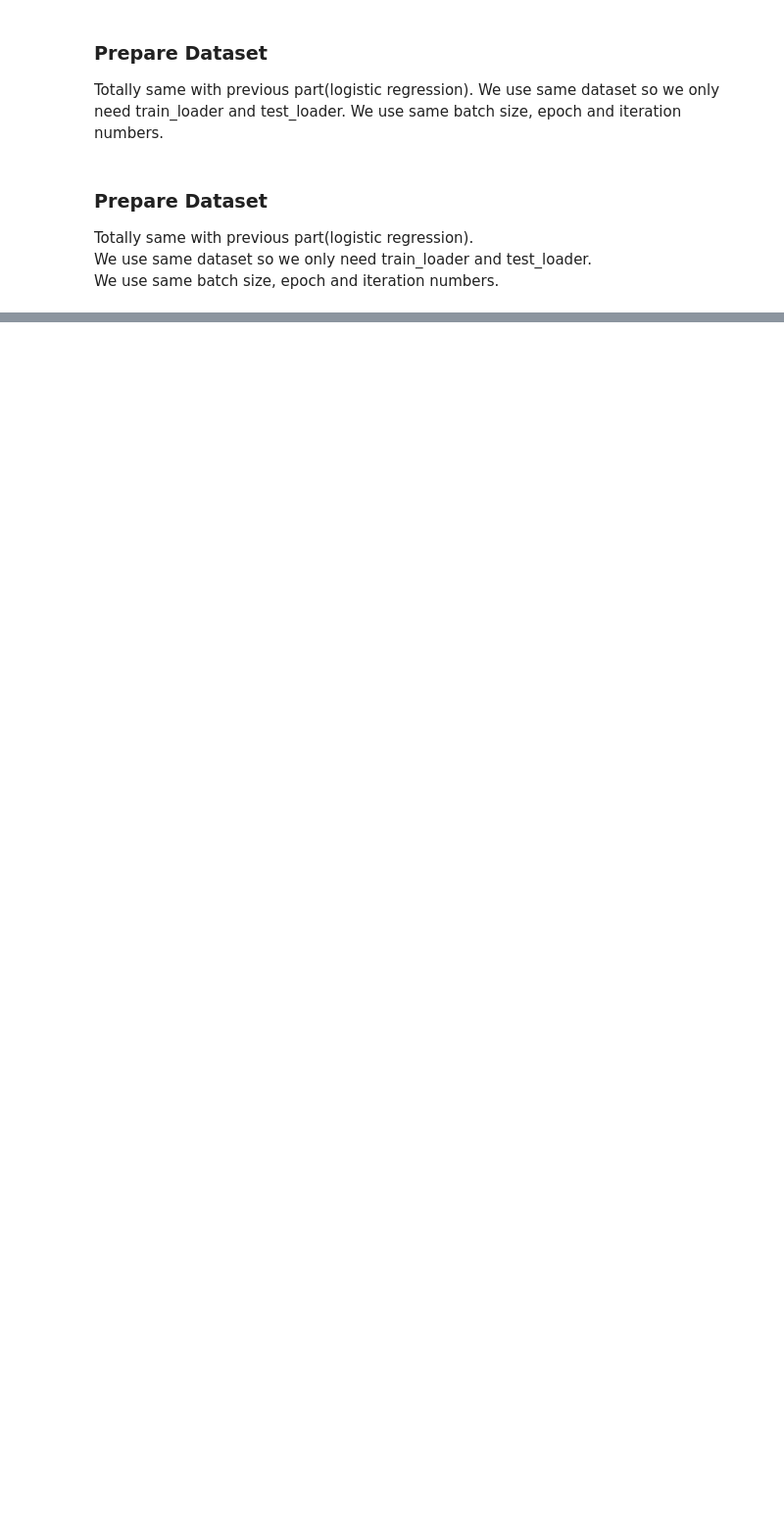
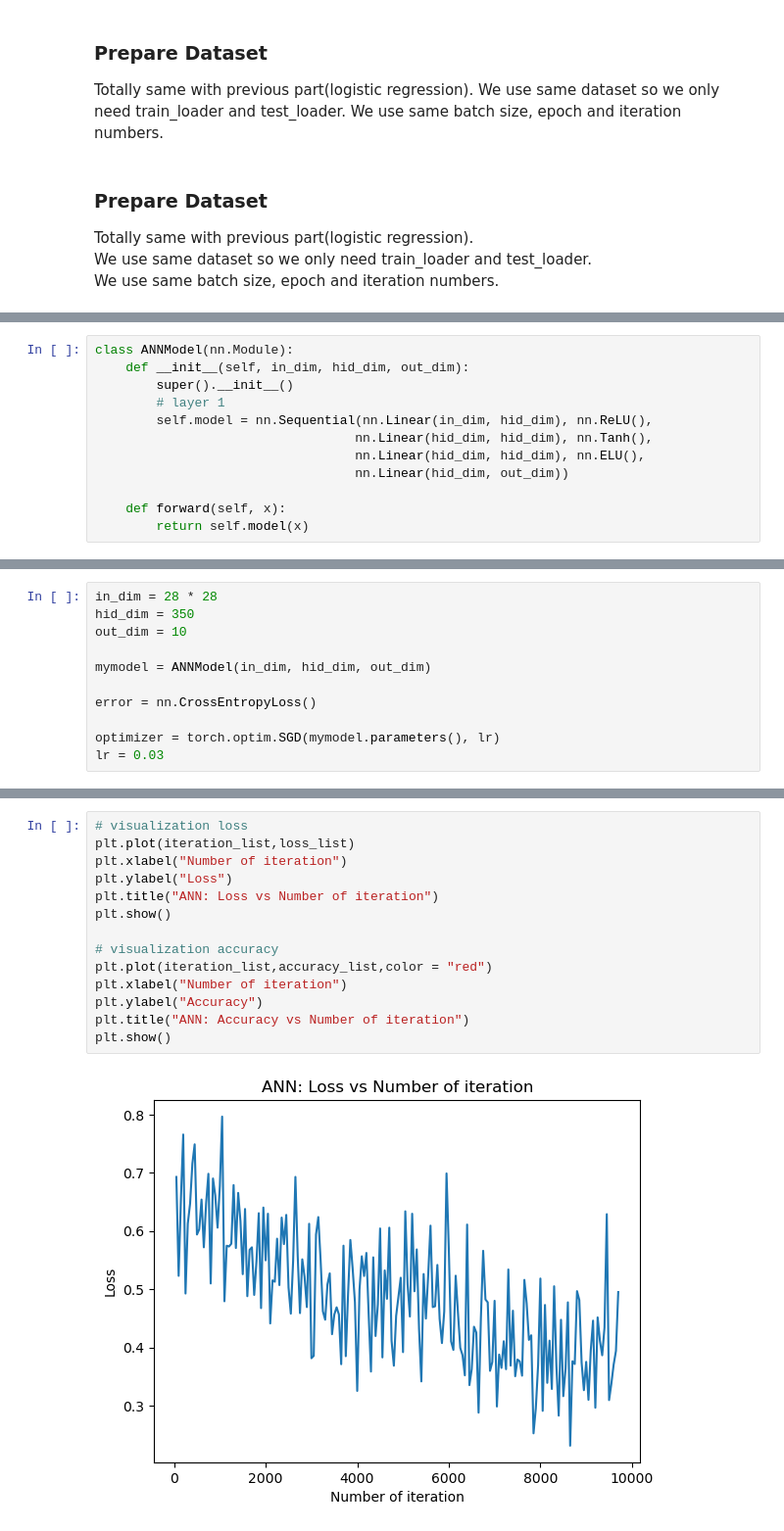
Before and after one commit to miraclebai/pytorch_practice, a Jupyter notebook: Pytorch_Tutorial .ipynb, the cells around one changed output, grey strips where cells are left out. Shown at 98% size. Drawn from its saved outputs; the diff is of its cells as text; blank space fills up the shorter version.

```diff
--- a/Pytorch_Tutorial .ipynb
+++ b/Pytorch_Tutorial .ipynb
@@ -520,0 +543,12 @@ targetsTrain = torch.from_numpy(targets_train)
+# %%
+class ANNModel(nn.Module):
+    def __init__(self, in_dim, hid_dim, out_dim):
+        super().__init__()
+        # layer 1
+        self.model = nn.Sequential(nn.Linear(in_dim, hid_dim), nn.ReLU(),
+                                  nn.Linear(hid_dim, hid_dim), nn.Tanh(),
+                                  nn.Linear(hid_dim, hid_dim), nn.ELU(),
+                                  nn.Linear(hid_dim, out_dim))
+
+    def forward(self, x):
+        return self.model(x)
@@ -520,0 +557,11 @@ targetsTrain = torch.from_numpy(targets_train)
+# %%
+in_dim = 28 * 28
+hid_dim = 350
+out_dim = 10
+
+mymodel = ANNModel(in_dim, hid_dim, out_dim)
+
+error = nn.CrossEntropyLoss()
+
+optimizer = torch.optim.SGD(mymodel.parameters(), lr)
+lr = 0.03
@@ -520,0 +635,16 @@ targetsTrain = torch.from_numpy(targets_train)
+# %%
+# visualization loss
+plt.plot(iteration_list,loss_list)
+plt.xlabel("Number of iteration")
+plt.ylabel("Loss")
+plt.title("ANN: Loss vs Number of iteration")
+plt.show()
+
+# visualization accuracy
+plt.plot(iteration_list,accuracy_list,color = "red")
+plt.xlabel("Number of iteration")
+plt.ylabel("Accuracy")
+plt.title("ANN: Accuracy vs Number of iteration")
+plt.show()
+# %% [output]
+[figure, added]
```
Also changed, not shown: parts of 16 cells of this notebook.
